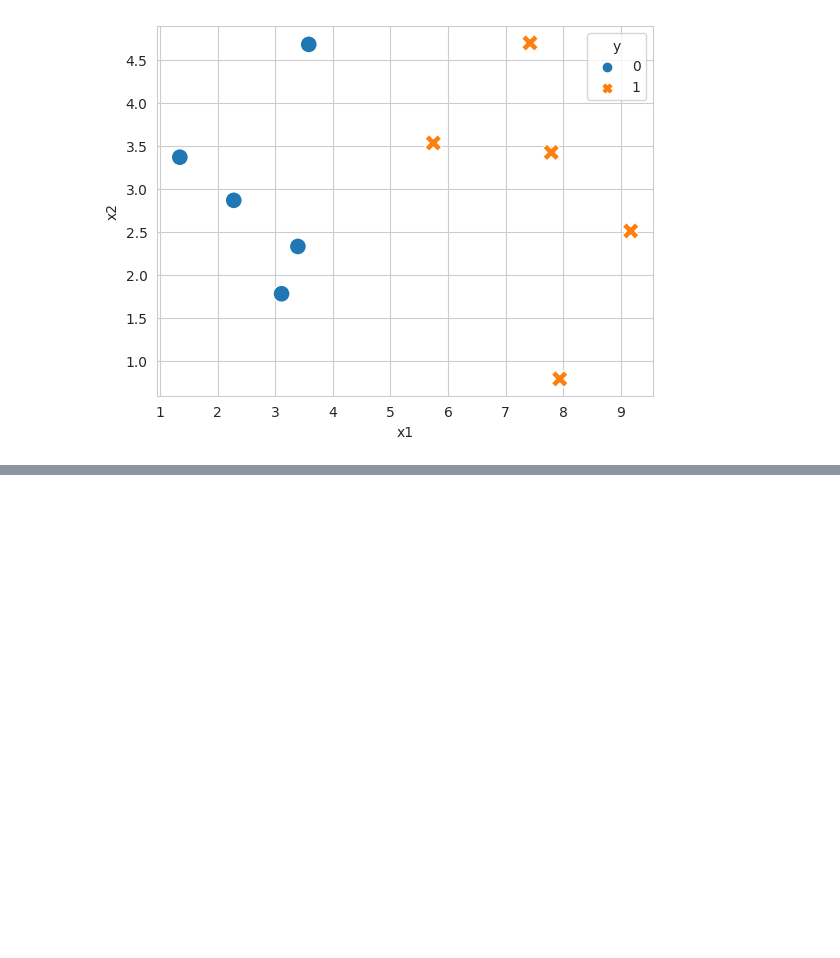
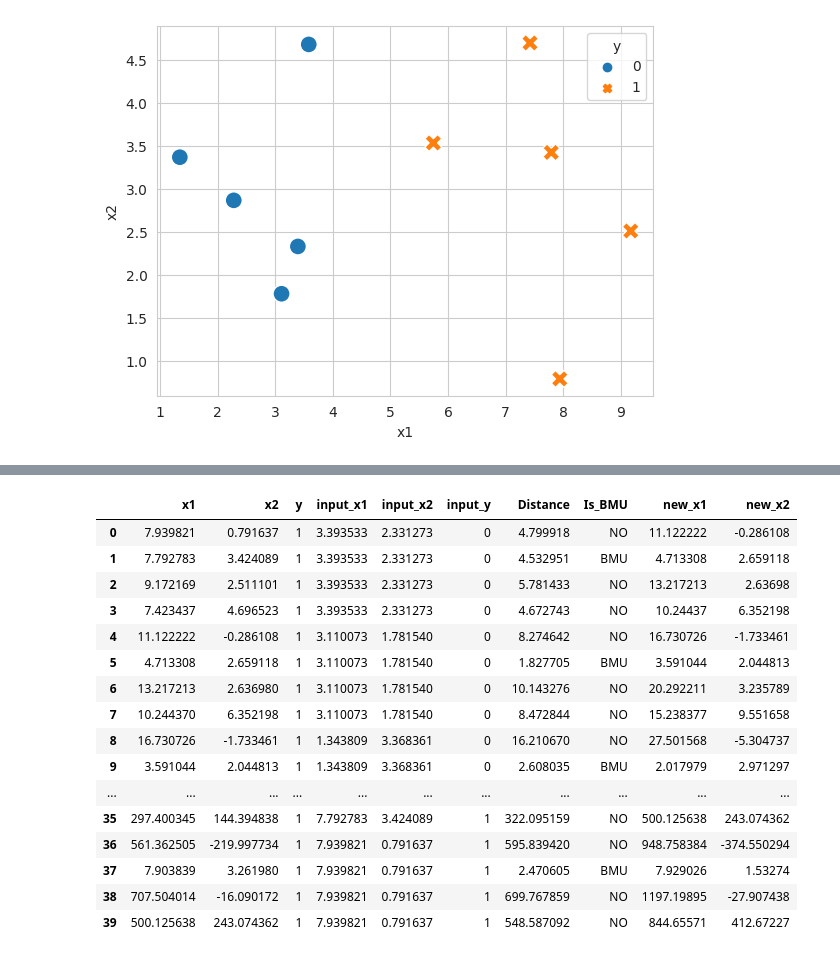
Before and after one commit to muscak/Master-Machine-Learning-Algorithms, a Jupyter notebook: Nonlinear-Algorithms/Learning-Vector-Quantization/Learning_Vector_Quantization.ipynb, the cells around one changed output, grey strips where cells are left out. Saved outputs shown, nothing was run; the diff lists cells and outputs as text; code cells hidden in the pictures; blank space fills up the shorter version.

```diff
--- a/Nonlinear-Algorithms/Learning-Vector-Quantization/Learning_Vector_Quantization.ipynb
+++ b/Nonlinear-Algorithms/Learning-Vector-Quantization/Learning_Vector_Quantization.ipynb
@@ -149,15 +69,0 @@ df_temp
-# %%
-learning_rate = 0.7 # Setting the learning rate
-iter = 10 # Number of iterations
-
-df_temp = df_codebook_vector.copy()
-for j in range(0, 1):
-  df_temp['input_x1'] = df.loc[j, 'x1']
-  df_temp['input_x2'] = df.loc[j, 'x2']
-  df_temp['Distance'] = np.sqrt(np.square(df_temp['x1'] - df_temp['input_x1'])
-  + np.square(df_temp['x2'] - df_temp['input_x2']))
-  min = df_temp['Distance'].min()
-  df_temp.loc[df_temp['Distance'] == min, 'Is_BMU'] = 'BMU'
-  df_temp.loc[df_temp['Is_BMU'] != 'BMU', 'x_1_t'] = df_temp.loc['x1']
-
-  # BMU???????????
@@ -165,0 +70,26 @@ KeyError: ignored
+# %%
+def train(learning_rate, nr_codebook_vector, iter):
+  # Creating codebook vector by randomly selecting samples from dataset
+  df_codebook_vector = df.sample(n = nr_codebook_vector).reset_index(drop=True)
+
+  df_training = pd.DataFrame(columns=['x1', 'x2', 'y', 'input_x1', 'input_x2', 'input_y', 'Distance', 'Is_BMU', 'new_x1', 'new_x2'])
+  df_temp = create_temp_df(learning_rate, 0, df_codebook_vector)
+  df_training = pd.concat([df_training, df_temp], ignore_index=True)
+
+  for i in range(1, iter):
+    new_codebook_vector = df_temp[['new_x1', 'new_x2', 'y']]
+    new_codebook_vector.rename(columns={'new_x1': 'x1', 'new_x2': 'x2'}, inplace=True)
+    new_codebook_vector['x1'] = pd.to_numeric(new_codebook_vector['x1'], errors='coerce')
+    new_codebook_vector['x2'] = pd.to_numeric(new_codebook_vector['x2'], errors='coerce')
+
+    df_temp = create_temp_df(learning_rate, i, new_codebook_vector)
+    df_training = pd.concat([df_training, df_temp], ignore_index=True)
+
+  return df_training
+# %%
+nr_codebook_vector = 4
+df_training = train(0.7, nr_codebook_vector, 10)
+df_trained_codebook_vector = pd.DataFrame(columns=['x1', 'x2', 'y'])
+df_trained_codebook_vector['x1'] = df_training.loc[len(df_training)-nr_codebook_vector:len(df_training),'x1']
+df_trained_codebook_vector['x2'] = df_training.loc[len(df_training)-nr_codebook_vector:len(df_training),'x2']
+df_trained_codebook_vector['y'] = df_training.loc[len(df_training)-nr_codebook_vector:len(df_training),'y']
@@ -165,0 +104,20 @@ KeyError: ignored
+# %%
+df_training
+# %% [output]
+|  | x1 | x2 | y | input_x1 | input_x2 | input_y | Distance | Is_BMU | new_x1 | new_x2 |
+| 0 | 7.939821 | 0.791637 | 1 | 3.393533 | 2.331273 | 0 | 4.799918 | NO | 11.122222 | -0.286108 |
+| 1 | 7.792783 | 3.424089 | 1 | 3.393533 | 2.331273 | 0 | 4.532951 | BMU | 4.713308 | 2.659118 |
+| 2 | 9.172169 | 2.511101 | 1 | 3.393533 | 2.331273 | 0 | 5.781433 | NO | 13.217213 | 2.63698 |
+| 3 | 7.423437 | 4.696523 | 1 | 3.393533 | 2.331273 | 0 | 4.672743 | NO | 10.24437 | 6.352198 |
+| 4 | 11.122222 | -0.286108 | 1 | 3.110073 | 1.781540 | 0 | 8.274642 | NO | 16.730726 | -1.733461 |
+| 5 | 4.713308 | 2.659118 | 1 | 3.110073 | 1.781540 | 0 | 1.827705 | BMU | 3.591044 | 2.044813 |
+| 6 | 13.217213 | 2.636980 | 1 | 3.110073 | 1.781540 | 0 | 10.143276 | NO | 20.292211 | 3.235789 |
+| 7 | 10.244370 | 6.352198 | 1 | 3.110073 | 1.781540 | 0 | 8.472844 | NO | 15.238377 | 9.551658 |
+| 8 | 16.730726 | -1.733461 | 1 | 1.343809 | 3.368361 | 0 | 16.210670 | NO | 27.501568 | -5.304737 |
+| 9 | 3.591044 | 2.044813 | 1 | 1.343809 | 3.368361 | 0 | 2.608035 | BMU | 2.017979 | 2.971297 |
+| ... | ... | ... | ... | ... | ... | ... | ... | ... | ... | ... |
+| 35 | 297.400345 | 144.394838 | 1 | 7.792783 | 3.424089 | 1 | 322.095159 | NO | 500.125638 | 243.074362 |
+| 36 | 561.362505 | -219.997734 | 1 | 7.939821 | 0.791637 | 1 | 595.839420 | NO | 948.758384 | -374.550294 |
+| 37 | 7.903839 | 3.261980 | 1 | 7.939821 | 0.791637 | 1 | 2.470605 | BMU | 7.929026 | 1.53274 |
+| 38 | 707.504014 | -16.090172 | 1 | 7.939821 | 0.791637 | 1 | 699.767859 | NO | 1197.19895 | -27.907438 |
+| 39 | 500.125638 | 243.074362 | 1 | 7.939821 | 0.791637 | 1 | 548.587092 | NO | 844.65571 | 412.67227 |
```
Also changed, not shown: parts of 10 cells of this notebook.
